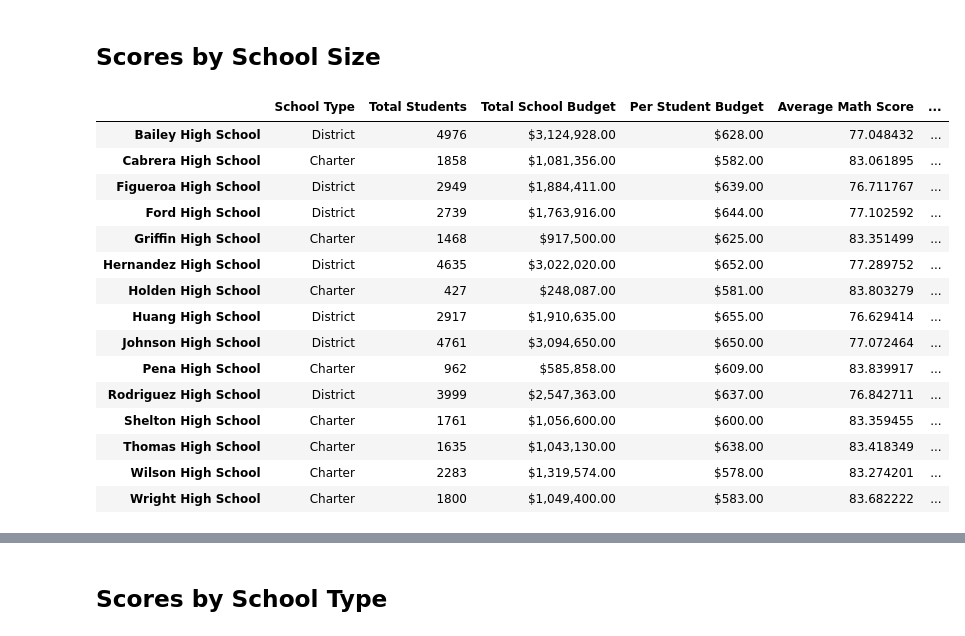
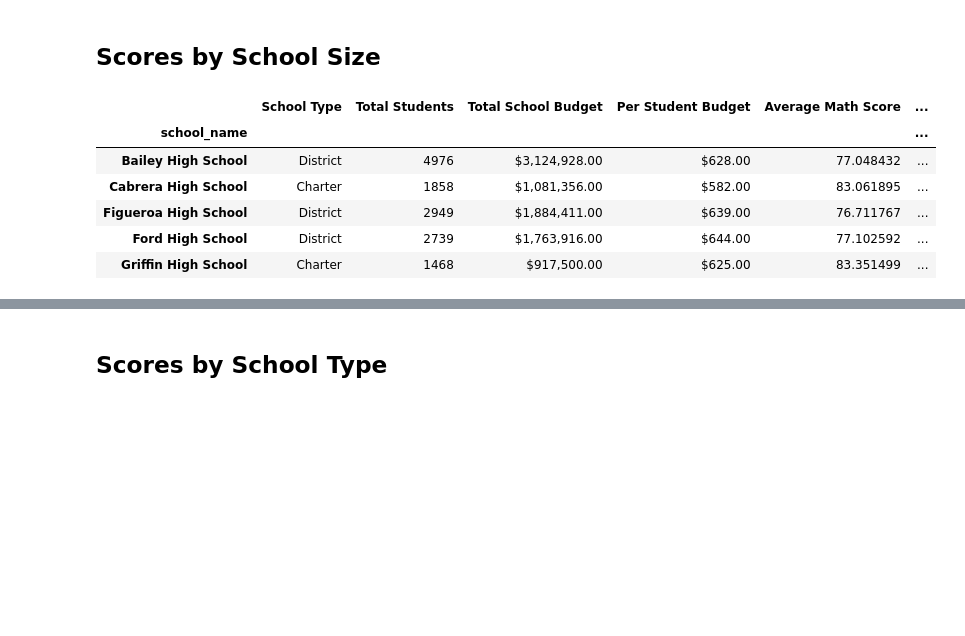
Before and after one commit to Pradanthony/pandas-challenge-module4, a Jupyter notebook: Pycityschools/PyCitySchools_code.ipynb, the cells around one changed output, grey strips where cells are left out. Cells and saved outputs as stored; diff of their text form; code cells hidden in the pictures; blank space fills up the shorter version.

```diff
--- a/Starter_Code/PyCitySchools/PyCitySchools_starter.ipynb
+++ b/Pycityschools/PyCitySchools_code.ipynb
@@ -95,7 +101,7 @@ per_school_budget = school_data_complete.groupby(["school_name"]).mean()["budget
 per_school_capita = per_school_budget / per_school_counts
 # %%
 # Calculate the average test scores
-per_school_math =
-per_school_reading =
+per_school_math = school_data_complete.groupby(['school_name']).mean()["math_score"]
+per_school_reading = school_data_complete.groupby(['school_name']).mean()["reading_score"]
 # %%
 # Calculate the number of schools with math scores of 70 or higher
@@ -108,4 +120,9 @@ school_passing_reading =
 passing_math_and_reading = school_data_complete[
     (school_data_complete["reading_score"] >= 70) & (school_data_complete["math_score"] >= 70)
 ]
+# %%
+#Added this code line to find out the list of schools with more than 70%
+#Thought previous ones were just count of the schools with more than 70%
+school_passing_math = school_data_complete[school_data_complete["math_score"] >= 70]
+school_passing_reading = school_data_complete[school_data_complete["reading_score"] >= 70]
 # %%
@@ -115,7 +132,17 @@ per_school_passing_reading = school_passing_reading.groupby(["school_name"]).cou
 overall_passing_rate = passing_math_and_reading.groupby(["school_name"]).count()["student_name"] / per_school_counts * 100
 # %%
 # Create a DataFrame called `per_school_summary` with columns for the calculations above.
-
+per_school_summary = pd.DataFrame({
+    "School Type": school_types,
+    "Total Students": per_school_counts,
+    "Total School Budget": per_school_budget,
+    "Per Student Budget": per_school_capita,
+    "Average Math Score": per_school_math,
+    "Average Reading Score": per_school_reading,
+    "% Passing Math": per_school_passing_math,
+    "% Passing Reading": per_school_passing_reading,
+    "% Overall Passing": overall_passing_rate
+})
 
 # Formatting
 per_school_summary["Total School Budget"] = per_school_summary["Total School Budget"].map("${:,.2f}".format)
@@ -266,4 +299,7 @@ labels = ["<$585", "$585-630", "$630-645", "$645-680"]
 school_spending_df = per_school_summary.copy()
 # %%
 # Use `pd.cut` to categorize spending based on the bins.
-school_spending_df["Spending Ranges (Per Student)"] =
+school_spending_df["Per Student Budget"] = school_spending_df["Per Student Budget"].str.replace("$", "")
+school_spending_df["Per Student Budget"] = pd.to_numeric(school_spending_df["Per Student Budget"])
+
+school_spending_df["Spending Ranges (Per Student)"] = pd.cut(school_spending_df["Per Student Budget"],spending_bins,labels=labels)
@@ -313,25 +334,17 @@ labels = ["Small (<1000)", "Medium (1000-2000)", "Large (2000-5000)"]
 # %%
 # Categorize the spending based on the bins
 # Use `pd.cut` on the "Total Students" column of the `per_school_summary` DataFrame.
 
-per_school_summary["School Size"] =
+per_school_summary["School Size"] = pd.cut(school_spending_df["Total Students"],size_bins,labels=labels)
+per_school_summary.head()
 # %% [output]
 |  | School Type | Total Students | Total School Budget | Per Student Budget | Average Math Score | ... |
+| school_name |  |  |  |  |  | ... |
 | Bailey High School | District | 4976 | $3,124,928.00 | $628.00 | 77.048432 | ... |
 | Cabrera High School | Charter | 1858 | $1,081,356.00 | $582.00 | 83.061895 | ... |
 | Figueroa High School | District | 2949 | $1,884,411.00 | $639.00 | 76.711767 | ... |
 | Ford High School | District | 2739 | $1,763,916.00 | $644.00 | 77.102592 | ... |
 | Griffin High School | Charter | 1468 | $917,500.00 | $625.00 | 83.351499 | ... |
-| Hernandez High School | District | 4635 | $3,022,020.00 | $652.00 | 77.289752 | ... |
-| Holden High School | Charter | 427 | $248,087.00 | $581.00 | 83.803279 | ... |
-| Huang High School | District | 2917 | $1,910,635.00 | $655.00 | 76.629414 | ... |
-| Johnson High School | District | 4761 | $3,094,650.00 | $650.00 | 77.072464 | ... |
-| Pena High School | Charter | 962 | $585,858.00 | $609.00 | 83.839917 | ... |
-| Rodriguez High School | District | 3999 | $2,547,363.00 | $637.00 | 76.842711 | ... |
-| Shelton High School | Charter | 1761 | $1,056,600.00 | $600.00 | 83.359455 | ... |
-| Thomas High School | Charter | 1635 | $1,043,130.00 | $638.00 | 83.418349 | ... |
-| Wilson High School | Charter | 2283 | $1,319,574.00 | $578.00 | 83.274201 | ... |
-| Wright High School | Charter | 1800 | $1,049,400.00 | $583.00 | 83.682222 | ... |
 # %%
 # Calculate averages for the desired columns.
 size_math_scores = per_school_summary.groupby(["School Size"]).mean()["Average Math Score"]
```
Also changed, not shown: parts of 15 cells of this notebook, 5 other files.
